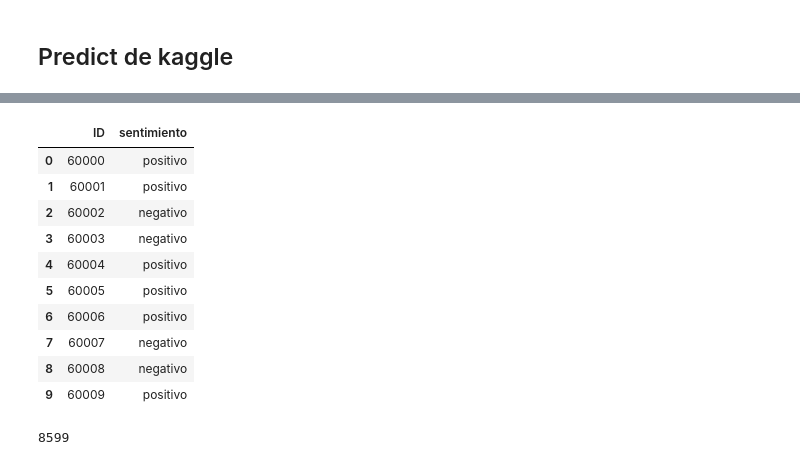
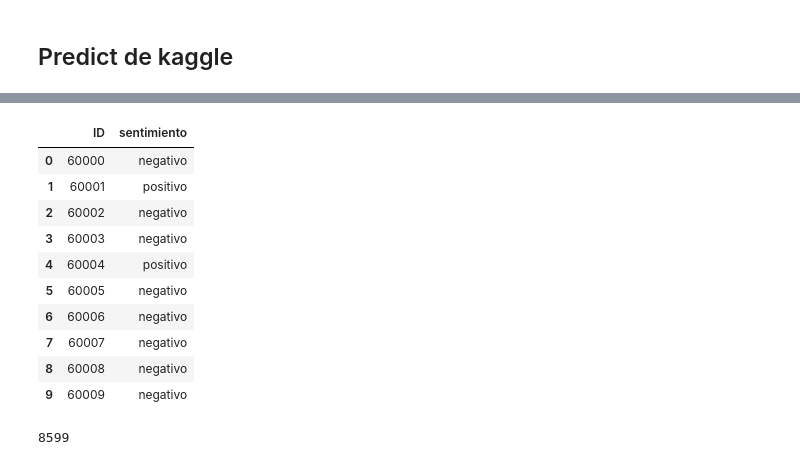
Before and after one commit to Chuleeta/TP1y2-OrgaDeDatos, a Jupyter notebook: TP2/7506R_TP2_GRUPO23_CHP1_ENTREGA_Ensamble.ipynb, the cells around one changed output, grey strips where cells are left out. Cells and saved outputs as stored; diff of their text form; code cells hidden in the pictures.

```diff
--- a/TP2/7506R_TP2_GRUPO23_CHP1_ENTREGA_Ensamble.ipynb
+++ b/TP2/7506R_TP2_GRUPO23_CHP1_ENTREGA_Ensamble.ipynb
@@ -146,0 +330,5 @@ Abrimos el Random Forest que conseguimos anteriormente con los mejores hiperpara
+# %%
+for i, palabra in enumerate(palabras_tfid):
+    df_tfid[palabra] = X_tfid.toarray()[:, i]
+
+df_tfid.head(10)
@@ -146,0 +350,11 @@ Abrimos el Random Forest que conseguimos anteriormente con los mejores hiperpara
+# %%
+from langdetect import detect
+
+indices_tfid = []
+
+for i, fila in df_tfid.iterrows():
+    review = fila['stemmed_review']
+    if detect(review) != 'es':
+        indices_tfid.append(i)
+
+df_tfid.iloc[indices_tfid]
@@ -212,5 +485,6 @@ weighted avg       0.73      0.72      0.72     15000
 # %%
 df_criticas_test = pd.read_csv('./test.csv')
 df_test = df_criticas_test.copy()
+df_test['stemmed_review'] = df_test['review_es'].apply(stem_sentence)
 df_test.head(10)
 # %% [output]
@@ -228,8 +502,8 @@ df_test.head(10)
 # %%
-df_test['num_palabras'] = df_test['review_es'].str.split().apply(len)
+df_test['num_palabras'] = df_test['stemmed_review'].str.split().apply(len)
 
 vectorizer = CountVectorizer(vocabulary=palabras)
-matriz_caracteristicas_test = vectorizer.fit_transform(df_test['review_es'])
+matriz_caracteristicas_test = vectorizer.fit_transform(df_test['stemmed_review'])
 
 for i, palabra in enumerate(palabras):
     df_test[palabra] = matriz_caracteristicas_test.toarray()[:, i]
@@ -237,6 +511,7 @@ for i, palabra in enumerate(palabras):
 
 _df_test = df_test.drop(columns='ID',inplace=False)
 _df_test.drop(columns='review_es',inplace=True)
+_df_test.drop(columns='stemmed_review',inplace=True)
 
 _df_test.head(10)
 # %% [output]
@@ -255,19 +530,19 @@ _df_test.head(10)
 # %%
-pred_kaggle_vot = vot_clf.predict(_df_test)
+pred_kaggle_vot = vot_clf_count.predict(_df_test)
 df_kaggle_rf = pd.DataFrame({'ID': df_test['ID'], 'sentimiento': pred_kaggle_vot})
 df_kaggle_rf.head(10)
 # %% [output]
 |  | ID | sentimiento |
-| 0 | 60000 | positivo |
+| 0 | 60000 | negativo |
 | 1 | 60001 | positivo |
 | 2 | 60002 | negativo |
 | 3 | 60003 | negativo |
 | 4 | 60004 | positivo |
-| 5 | 60005 | positivo |
-| 6 | 60006 | positivo |
+| 5 | 60005 | negativo |
+| 6 | 60006 | negativo |
 | 7 | 60007 | negativo |
 | 8 | 60008 | negativo |
-| 9 | 60009 | positivo |
+| 9 | 60009 | negativo |
 # %%
 df_kaggle_rf.shape[0]
 # %% [output]
```
Also changed, not shown: parts of 45 cells of this notebook, 14 other files.
